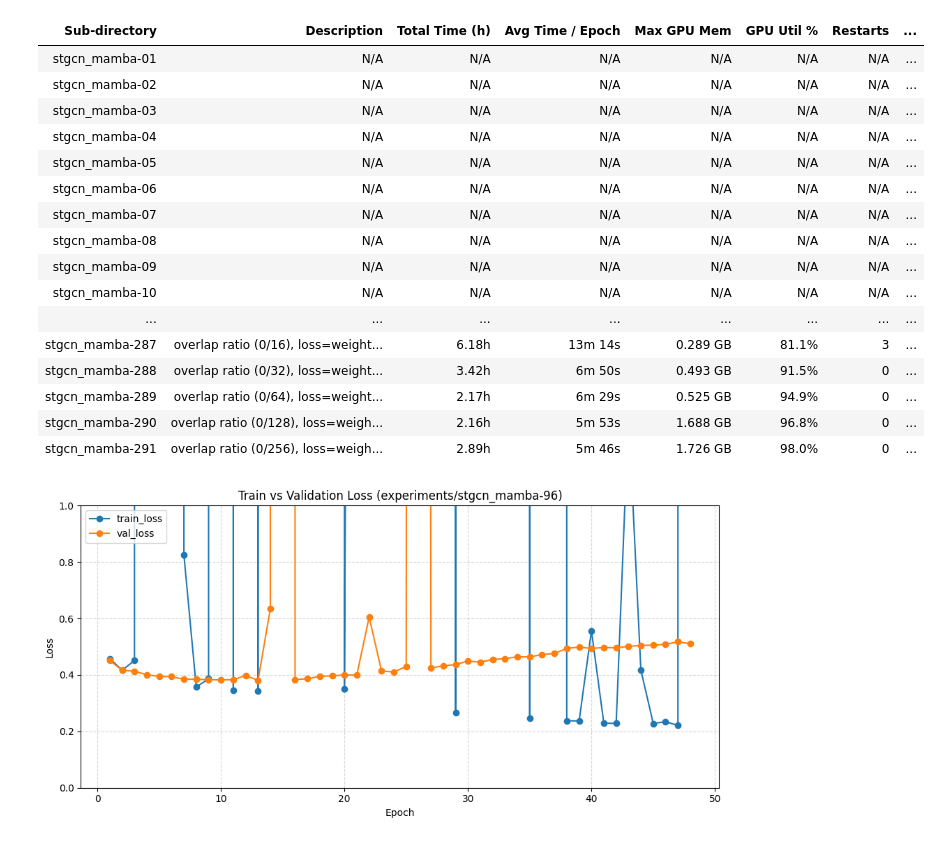
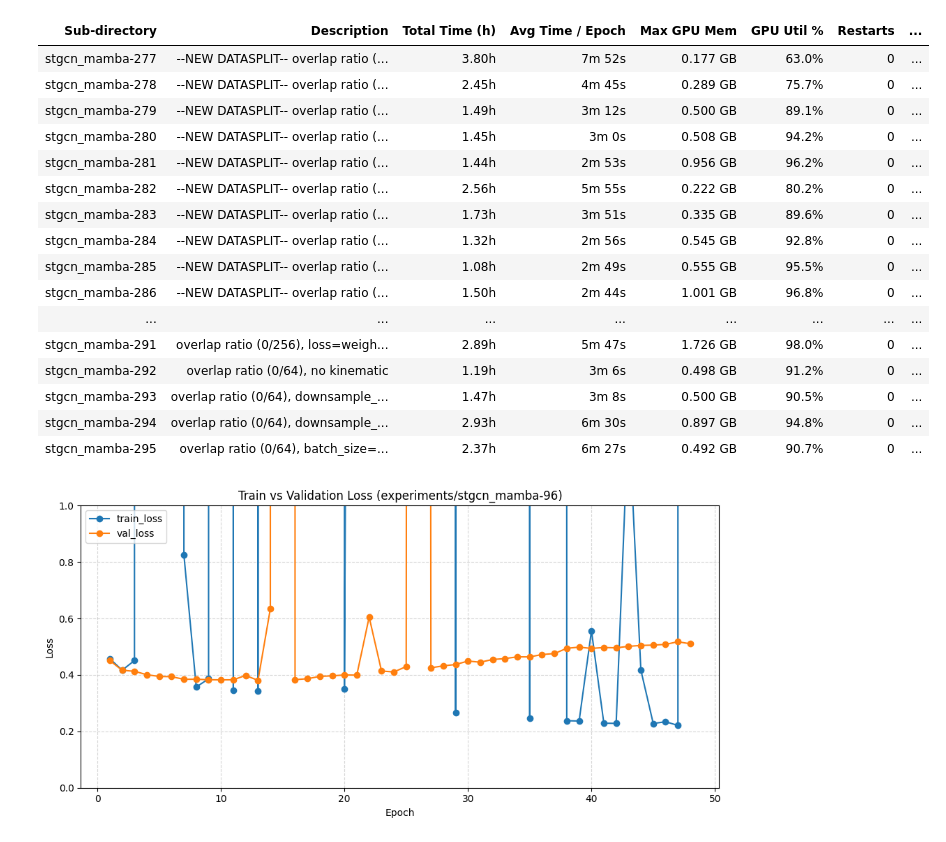
Before and after one commit to genkimats/Sign-Segmentation, a Jupyter notebook: tools.ipynb, the cells around one changed output. Drawn from its saved outputs; the diff is of its cells as text; code cells hidden in the pictures.

```diff
--- a/tools.ipynb
+++ b/tools.ipynb
@@ -207,24 +207,16 @@ else:
 # %%
+experiments_dir = "experiments"
+
+target_model_name = "stgcn_mamba"  # Set to None to process all directories
+
+start_prefix = 277  # e.g. 80
+
+#region
+
 import os
 import json
 import pandas as pd
 from IPython.display import display
-
-# Define the path to the experiments directory
-experiments_dir = "experiments"
-
-# --- FILTER OPTIONS ---
-# Put the exact model_name you want to filter by (e.g., "stgcn_mamba", "bimamba").
-# If you want to process ALL directories, leave this as None.
-target_model_name = "stgcn_mamba"  # Set to None to process all directories
-
-# --- NEW: STARTING PREFIX OPTION ---
-# Only show experiments whose numeric suffix (e.g. the "42" in "stgcn_mamba-42")
-# is >= this value, so you don't have to scroll through hundreds of experiments.
-# Set to None to show everything from the start.
-start_prefix = None  # e.g. 80
-
-#region
 
 # --- HIGHLIGHT SPECIFIC SUB-DIRECTORIES ---
 highlight_subdirectories = [
@@ -348,49 +340,49 @@ if not hardware_df.empty:
             count = float(value)
         except (ValueError, TypeError):
             return "color: gray;"
         if count <= 0:
             return ""
         lightness = max(20, 70 - count * 8)
         return f"background-color: hsl(0, 60%, {lightness:.1f}%)"
 
     try:
         styled_hw_df = hardware_df.style.hide(axis="index")
     except AttributeError:
         styled_hw_df = hardware_df.style.hide_index()
 
     if highlight_subdirectories:
         highlight_set = set(highlight_subdirectories)
         def highlight_selected(row):
             return [
                 f"background-color: {highlighted_row_color}" if row["Sub-directory"] in highlight_set else ""
                 for _ in row
             ]
         styled_hw_df = styled_hw_df.apply(highlight_selected, axis=1)
 
     styled_hw_df = styled_hw_df.applymap(util_style, subset=['GPU Util %'])
     styled_hw_df = styled_hw_df.applymap(warning_style, subset=['Restarts', 'NaN Loss Count'])
     display(styled_hw_df)
 else:
     print("No results found. Either the directory is empty, or no folders matched your criteria.")
 #endregion
 # %% [output]
 | Sub-directory | Description | Total Time (h) | Avg Time / Epoch | Max GPU Mem | GPU Util % | Restarts | ... |
-| stgcn_mamba-01 | N/A | N/A | N/A | N/A | N/A | N/A | ... |
-| stgcn_mamba-02 | N/A | N/A | N/A | N/A | N/A | N/A | ... |
-| stgcn_mamba-03 | N/A | N/A | N/A | N/A | N/A | N/A | ... |
-| stgcn_mamba-04 | N/A | N/A | N/A | N/A | N/A | N/A | ... |
-| stgcn_mamba-05 | N/A | N/A | N/A | N/A | N/A | N/A | ... |
-| stgcn_mamba-06 | N/A | N/A | N/A | N/A | N/A | N/A | ... |
-| stgcn_mamba-07 | N/A | N/A | N/A | N/A | N/A | N/A | ... |
-| stgcn_mamba-08 | N/A | N/A | N/A | N/A | N/A | N/A | ... |
-| stgcn_mamba-09 | N/A | N/A | N/A | N/A | N/A | N/A | ... |
-| stgcn_mamba-10 | N/A | N/A | N/A | N/A | N/A | N/A | ... |
+| stgcn_mamba-277 | --NEW DATASPLIT-- overlap ratio (... | 3.80h | 7m 52s | 0.177 GB | 63.0% | 0 | ... |
+| stgcn_mamba-278 | --NEW DATASPLIT-- overlap ratio (... | 2.45h | 4m 45s | 0.289 GB | 75.7% | 0 | ... |
+| stgcn_mamba-279 | --NEW DATASPLIT-- overlap ratio (... | 1.49h | 3m 12s | 0.500 GB | 89.1% | 0 | ... |
+| stgcn_mamba-280 | --NEW DATASPLIT-- overlap ratio (... | 1.45h | 3m 0s | 0.508 GB | 94.2% | 0 | ... |
+| stgcn_mamba-281 | --NEW DATASPLIT-- overlap ratio (... | 1.44h | 2m 53s | 0.956 GB | 96.2% | 0 | ... |
+| stgcn_mamba-282 | --NEW DATASPLIT-- overlap ratio (... | 2.56h | 5m 55s | 0.222 GB | 80.2% | 0 | ... |
+| stgcn_mamba-283 | --NEW DATASPLIT-- overlap ratio (... | 1.73h | 3m 51s | 0.335 GB | 89.6% | 0 | ... |
+| stgcn_mamba-284 | --NEW DATASPLIT-- overlap ratio (... | 1.32h | 2m 56s | 0.545 GB | 92.8% | 0 | ... |
+| stgcn_mamba-285 | --NEW DATASPLIT-- overlap ratio (... | 1.08h | 2m 49s | 0.555 GB | 95.5% | 0 | ... |
+| stgcn_mamba-286 | --NEW DATASPLIT-- overlap ratio (... | 1.50h | 2m 44s | 1.001 GB | 96.8% | 0 | ... |
 | ... | ... | ... | ... | ... | ... | ... | ... |
-| stgcn_mamba-287 | overlap ratio (0/16), loss=weight... | 6.18h | 13m 14s | 0.289 GB | 81.1% | 3 | ... |
-| stgcn_mamba-288 | overlap ratio (0/32), loss=weight... | 3.42h | 6m 50s | 0.493 GB | 91.5% | 0 | ... |
-| stgcn_mamba-289 | overlap ratio (0/64), loss=weight... | 2.17h | 6m 29s | 0.525 GB | 94.9% | 0 | ... |
-| stgcn_mamba-290 | overlap ratio (0/128), loss=weigh... | 2.16h | 5m 53s | 1.688 GB | 96.8% | 0 | ... |
-| stgcn_mamba-291 | overlap ratio (0/256), loss=weigh... | 2.89h | 5m 46s | 1.726 GB | 98.0% | 0 | ... |
+| stgcn_mamba-291 | overlap ratio (0/256), loss=weigh... | 2.89h | 5m 47s | 1.726 GB | 98.0% | 0 | ... |
+| stgcn_mamba-292 | overlap ratio (0/64), no kinematic | 1.19h | 3m 6s | 0.498 GB | 91.2% | 0 | ... |
+| stgcn_mamba-293 | overlap ratio (0/64), downsample_... | 1.47h | 3m 8s | 0.500 GB | 90.5% | 0 | ... |
+| stgcn_mamba-294 | overlap ratio (0/64), downsample_... | 2.93h | 6m 30s | 0.897 GB | 94.8% | 0 | ... |
+| stgcn_mamba-295 | overlap ratio (0/64), batch_size=... | 2.37h | 6m 27s | 0.492 GB | 90.7% | 0 | ... |
 # %%
 # Select the specific experiment sub-directory to plot
 selected_subdir = os.path.join("experiments", "stgcn_mamba-96")
```
Also changed, not shown: parts of 1 cell of this notebook, 4 other files.
